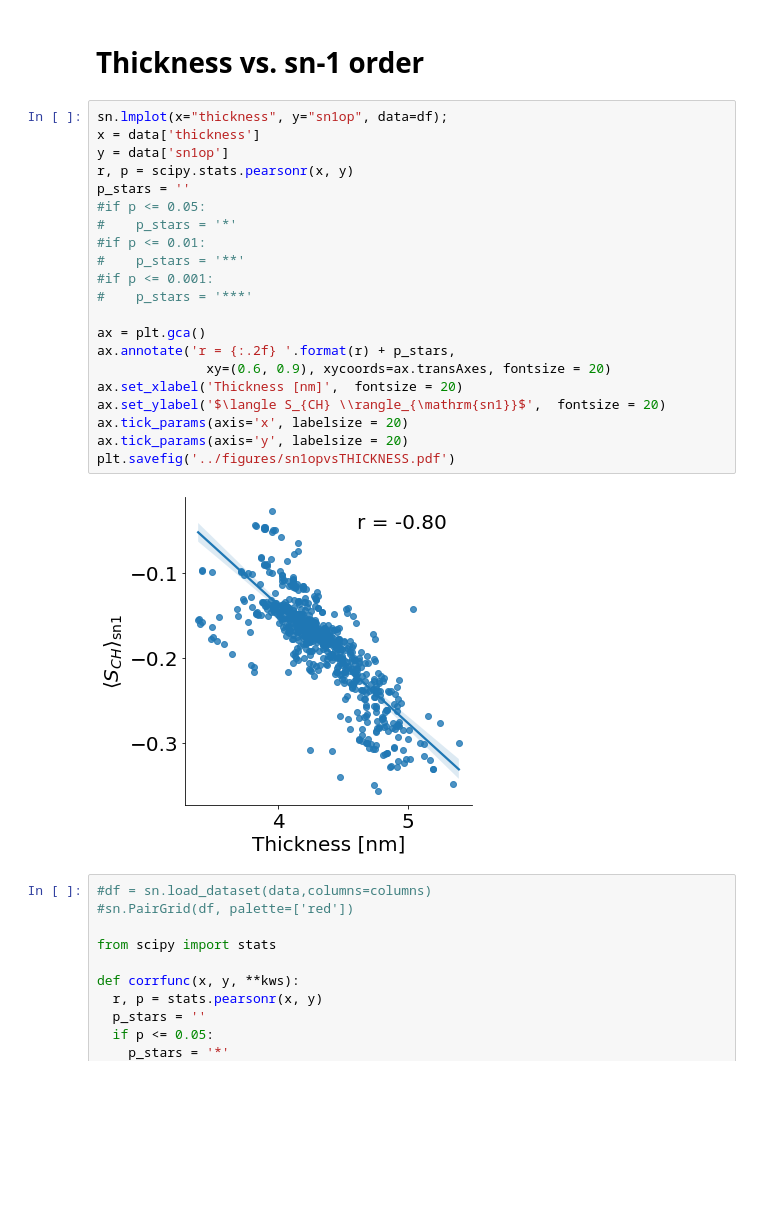
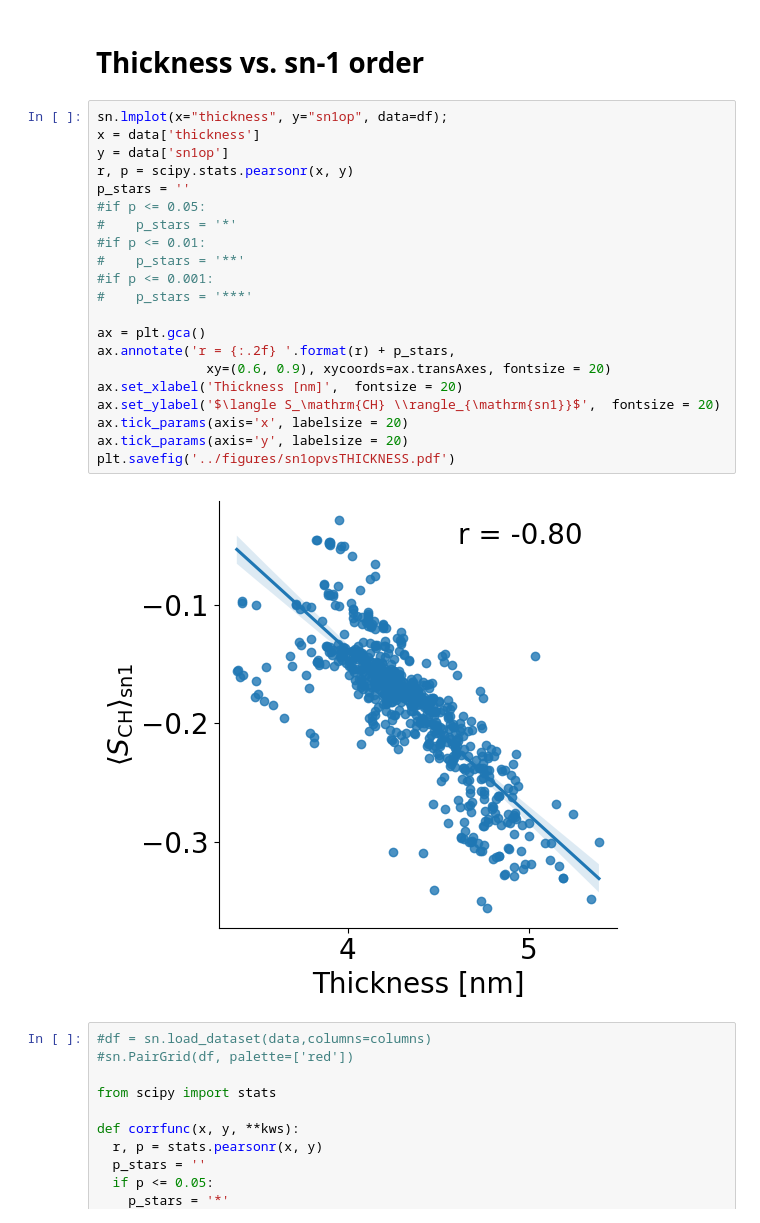
Before and after one commit to NMRLipids/DataBankManuscript, a Jupyter notebook: scripts/AreaPerLipidAndThicknessCorrelations.ipynb, the cells around one changed output. Drawn from its saved outputs; the diff is of its cells as text; blank space fills up the shorter version.

Commit message:
Uddate figure

```diff
--- a/scripts/AreaPerLipidAndThicknessCorrelations.ipynb
+++ b/scripts/AreaPerLipidAndThicknessCorrelations.ipynb
@@ -510,26 +510,26 @@ plt.savefig('../figures/FFmin1vsTHICKNESS.pdf')
 # %%
 sn.lmplot(x="thickness", y="sn1op", data=df);
 x = data['thickness']
 y = data['sn1op']
 r, p = scipy.stats.pearsonr(x, y)
 p_stars = ''
 #if p <= 0.05:
 #    p_stars = '*'
 #if p <= 0.01:
 #    p_stars = '**'
 #if p <= 0.001:
 #    p_stars = '***'
 
 ax = plt.gca()
 ax.annotate('r = {:.2f} '.format(r) + p_stars,
               xy=(0.6, 0.9), xycoords=ax.transAxes, fontsize = 20)
 ax.set_xlabel('Thickness [nm]',  fontsize = 20)
-ax.set_ylabel('$\langle S_{CH} \\rangle_{\mathrm{sn1}}$',  fontsize = 20)
+ax.set_ylabel('$\langle S_\mathrm{CH} \\rangle_{\mathrm{sn1}}$',  fontsize = 20)
 ax.tick_params(axis='x', labelsize = 20)
 ax.tick_params(axis='y', labelsize = 20)
 plt.savefig('../figures/sn1opvsTHICKNESS.pdf')
 # %% [output]
-[figure, old version]
+[figure, new version]
 # %%
 #df = sn.load_dataset(data,columns=columns)
 #sn.PairGrid(df, palette=['red'])
```
Also changed, not shown: 2 other files.
